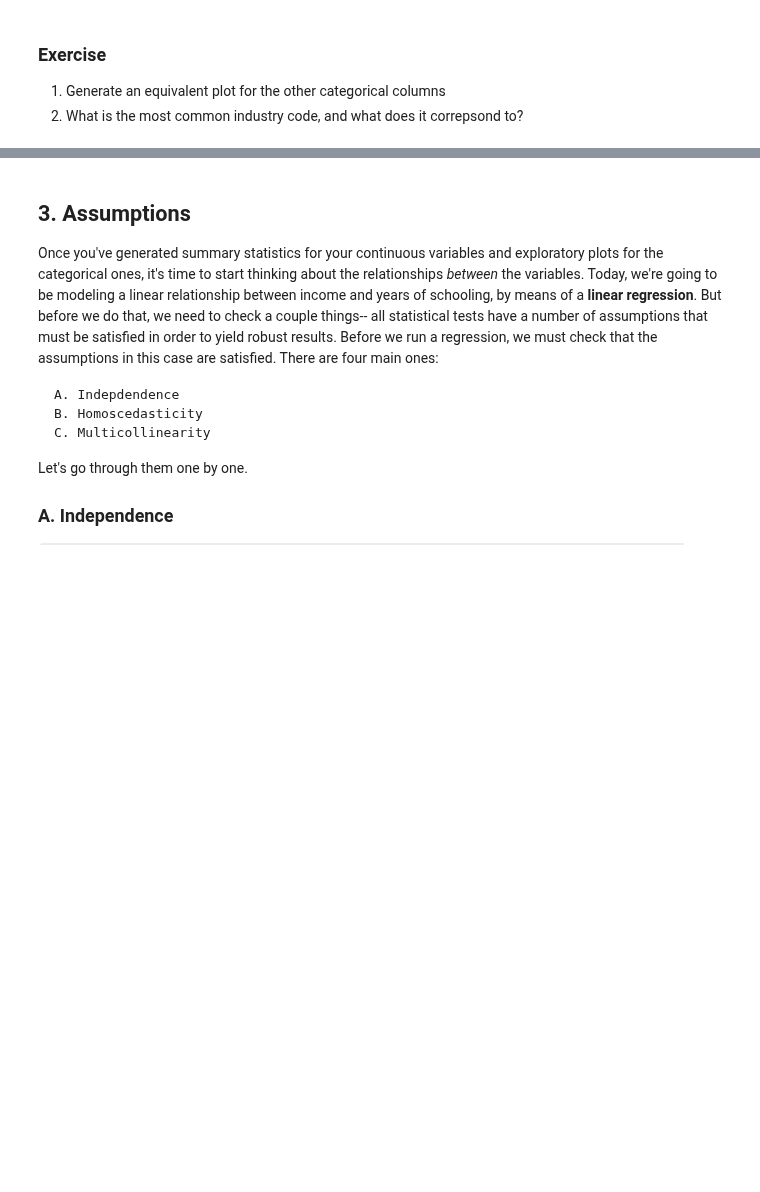
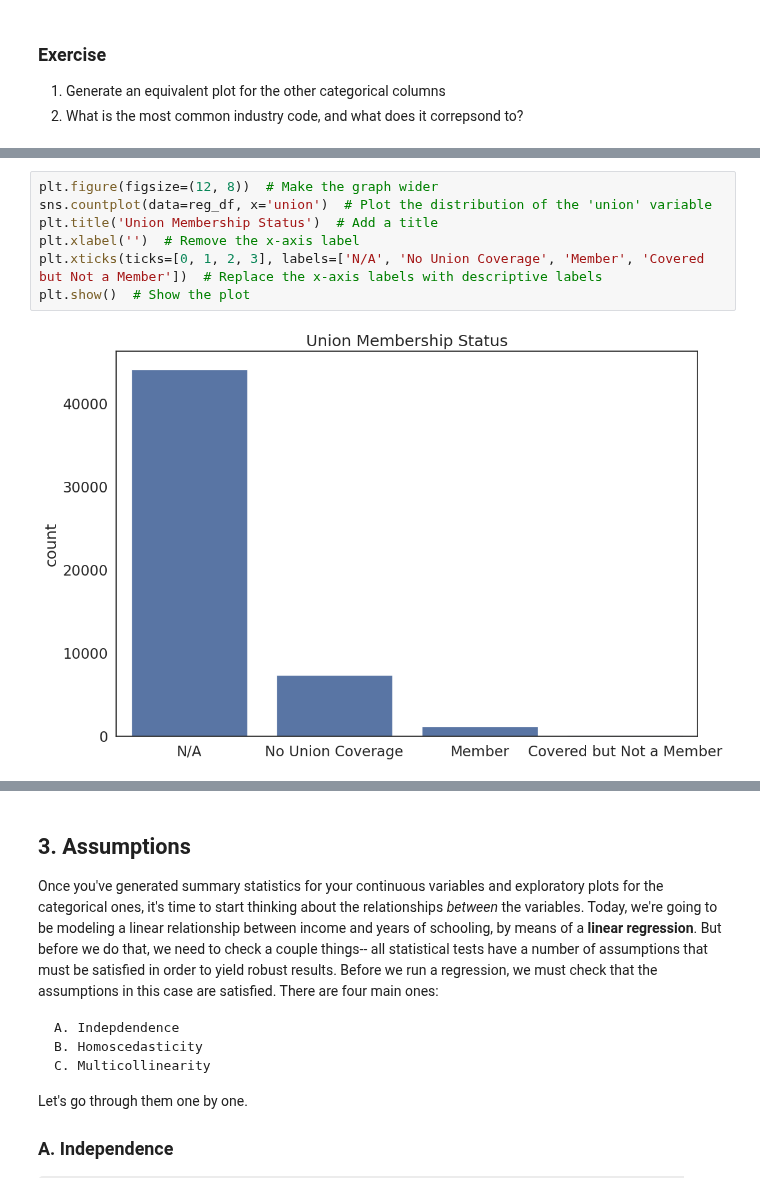
Before and after one commit to LYK0608/My-QM2, a Jupyter notebook: notebooks/W07. Distributions_and_Basic_Statistics.ipynb, the cells around one changed output, grey strips where cells are left out. Drawn from its saved outputs; the diff is of its cells as text; blank space fills up the shorter version.

```diff
--- a/notebooks/W07. Distributions_and_Basic_Statistics.ipynb
+++ b/notebooks/W07. Distributions_and_Basic_Statistics.ipynb
@@ -164,0 +174,9 @@ plt.show() # show the plot
+# %%
+plt.figure(figsize=(12, 8))  # Make the graph wider
+sns.countplot(data=reg_df, x='union')  # Plot the distribution of the 'union' variable
+plt.title('Union Membership Status')  # Add a title
+plt.xlabel('')  # Remove the x-axis label
+plt.xticks(ticks=[0, 1, 2, 3], labels=['N/A', 'No Union Coverage', 'Member', 'Covered but Not a Member'])  # Replace the x-axis labels with descriptive labels
+plt.show()  # Show the plot
+# %% [output]
+[figure, added]
```
Also changed, not shown: parts of 9 cells of this notebook.
